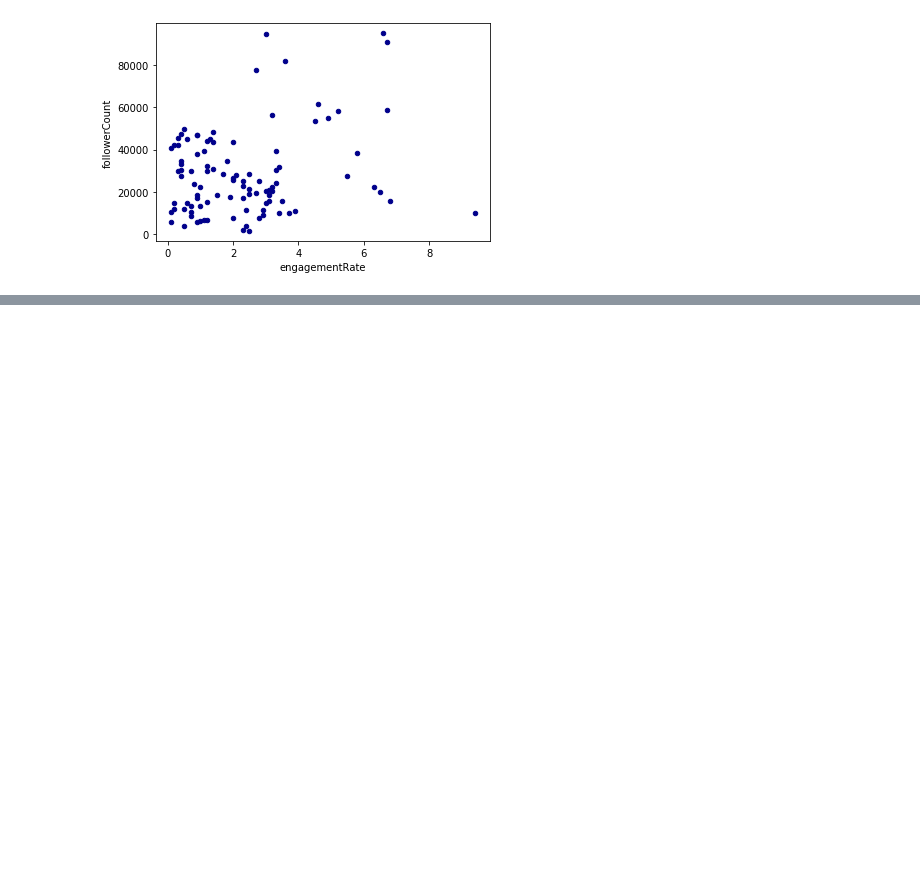
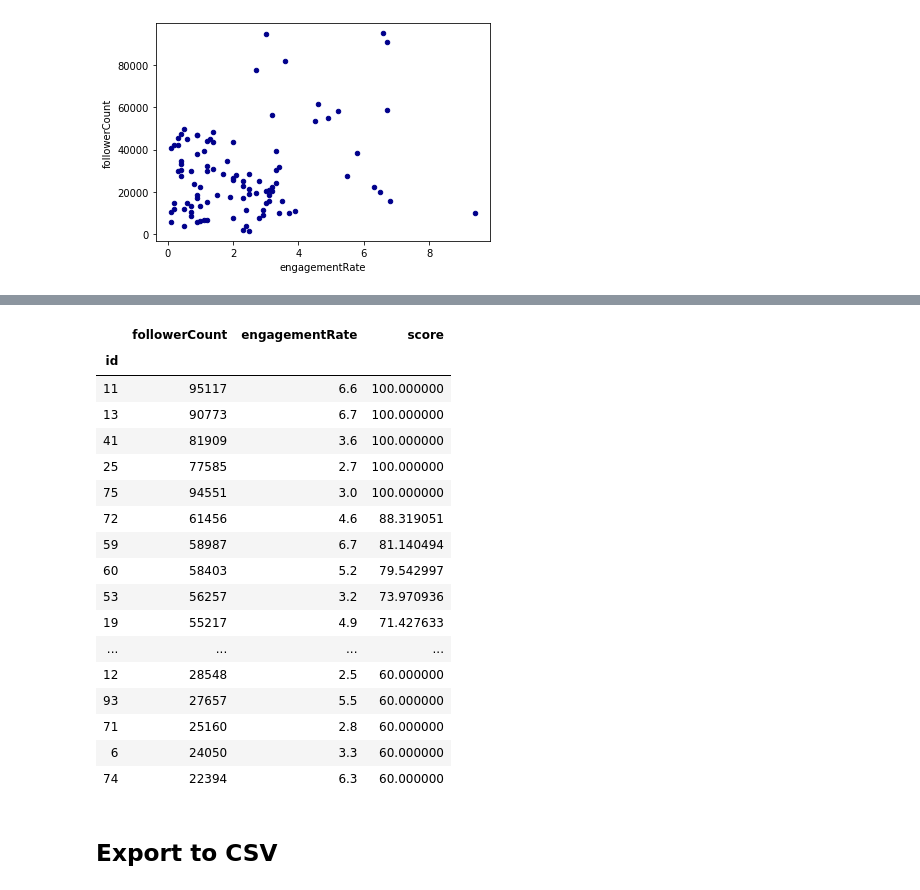
Before and after one commit to Razellion/Fuzzy-Influencer, a Jupyter notebook: Fuzzy Influencer.ipynb, the cells around one changed output, grey strips where cells are left out. Cells and saved outputs as stored; diff of their text form; code cells hidden in the pictures; blank space fills up the shorter version.

```diff
--- a/Fuzzy Influencer.ipynb
+++ b/Fuzzy Influencer.ipynb
@@ -56,0 +112,4 @@ data.plot.scatter(y='followerCount', x='engagementRate', c='DarkBlue')
+# %%
+def defuzzification(ref,con,acc):
+    score = (acc*100 + con*60 + ref*20)/(ref+acc+con)
+    return score
@@ -56,0 +194,8 @@ data.plot.scatter(y='followerCount', x='engagementRate', c='DarkBlue')
+# %%
+list_score=[]
+for i in range(1,101):
+    fuzzified = fuzzification(data['followerCount'][i],data['engagementRate'][i])
+    ref,con,acc = inference(fuzzified)
+    list_score.append(defuzzification(ref,con,acc))
+# %%
+data['score'] = list_score
@@ -56,0 +226,23 @@ data.plot.scatter(y='followerCount', x='engagementRate', c='DarkBlue')
+# %%
+chosen
+# %% [output]
+|  | followerCount | engagementRate | score |
+| id |  |  |  |
+| 11 | 95117 | 6.6 | 100.000000 |
+| 13 | 90773 | 6.7 | 100.000000 |
+| 41 | 81909 | 3.6 | 100.000000 |
+| 25 | 77585 | 2.7 | 100.000000 |
+| 75 | 94551 | 3.0 | 100.000000 |
+| 72 | 61456 | 4.6 | 88.319051 |
+| 59 | 58987 | 6.7 | 81.140494 |
+| 60 | 58403 | 5.2 | 79.542997 |
+| 53 | 56257 | 3.2 | 73.970936 |
+| 19 | 55217 | 4.9 | 71.427633 |
+| ... | ... | ... | ... |
+| 12 | 28548 | 2.5 | 60.000000 |
+| 93 | 27657 | 5.5 | 60.000000 |
+| 71 | 25160 | 2.8 | 60.000000 |
+| 6 | 24050 | 3.3 | 60.000000 |
+| 74 | 22394 | 6.3 | 60.000000 |
+# %% [markdown]
+## Export to CSV
```
Also changed, not shown: parts of 25 cells of this notebook.
